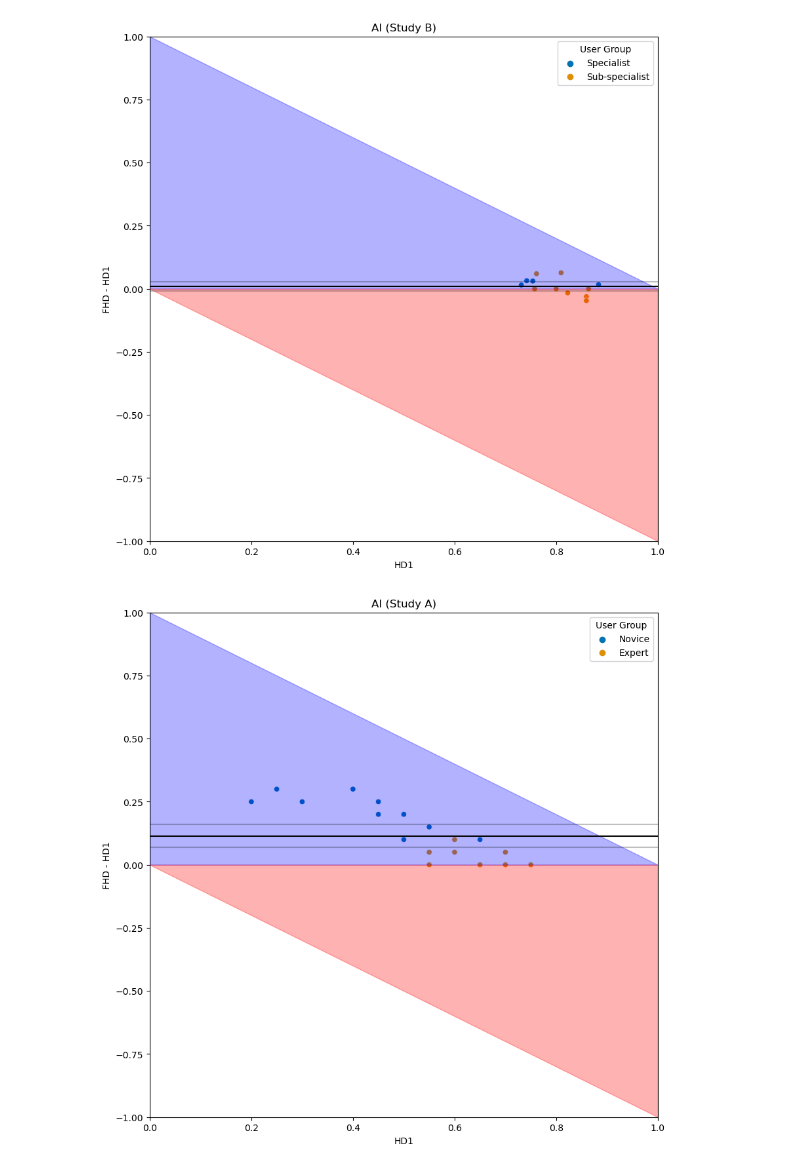
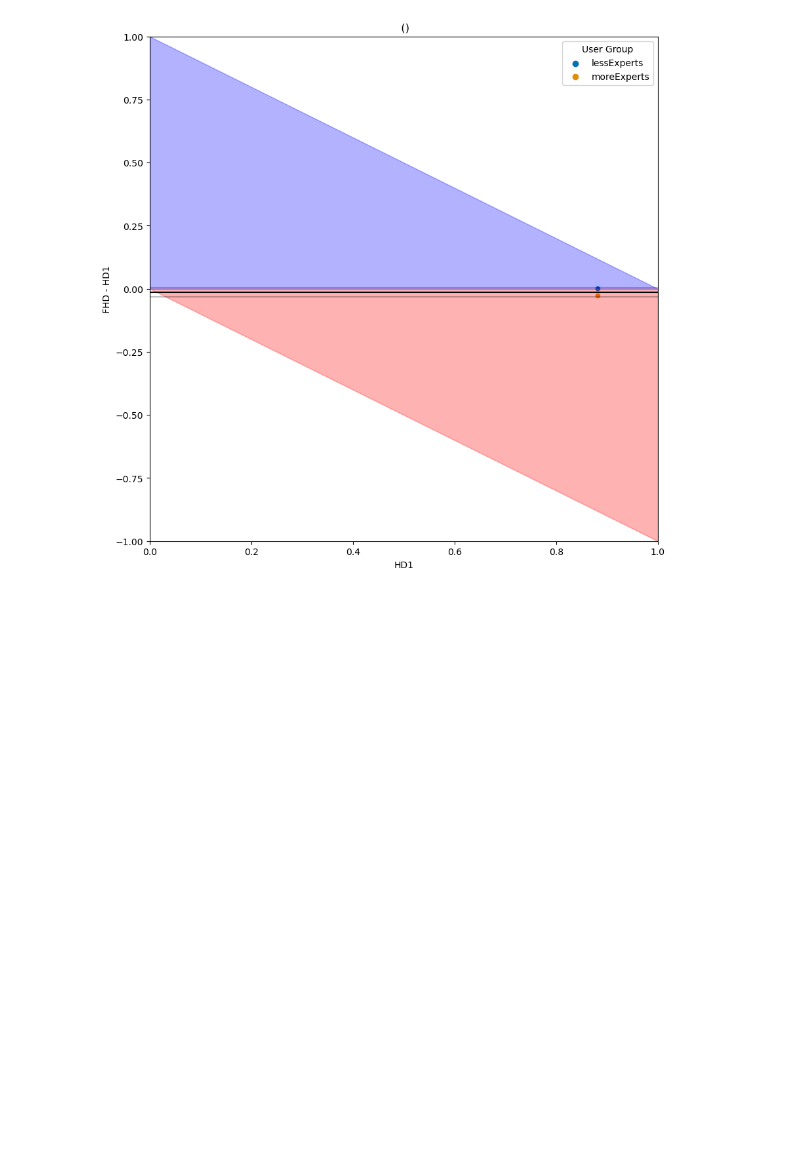
Before and after one commit to MUDILab/evaluate-human-ai-interaction, a Jupyter notebook: examples/example_benefit_diagram.ipynb, the cells around one changed output. Drawn from its saved outputs; the diff is of its cells as text; code cells hidden in the pictures; blank space fills up the shorter version.

```diff
--- a/examples/example_benefit_diagram.ipynb
+++ b/examples/example_benefit_diagram.ipynb
@@ -5,12 +5,10 @@ import seaborn as sns
 import pandas as pd
 # %%
 def compute_benefits(filename="file.csv"):
-    data = pd.read_csv(filename)
+    data = pd.read_csv(filename, sep=",|;")
 
     if ("HD1" not in data.columns):
         return "Mandatory field HD1 is missing!"
-    if ("AI" not in data.columns):
-        return "Mandatory field AI is missing!"
     if ("FHD" not in data.columns):
         return "Mandatory field FHD is missing!"
 
@@ -61,8 +59,7 @@ def benefit_diagram(baseline, difference, groups, ai_group=""):
     plt.legend(title="User Group")
     plt.savefig("benefit_" + ai_group + ".png", dpi=300, bbox_inches="tight")
 # %%
-filename = "../data/sample_data.csv"
+filename = "../data/decisions.csv"
 compute_benefits(filename)
 # %% [output]
-[figure, old version]
+[figure, new version]
-[figure, removed]
```
Also changed, not shown: parts of 1 cell of this notebook, 2 other files.
